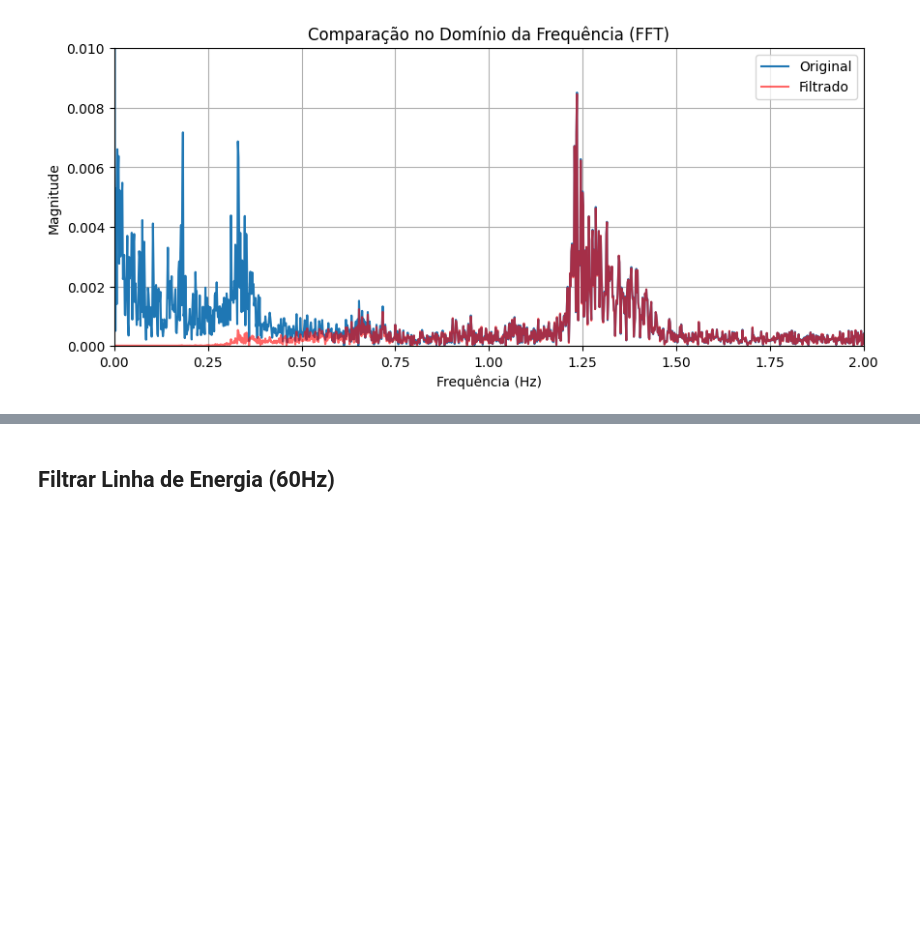
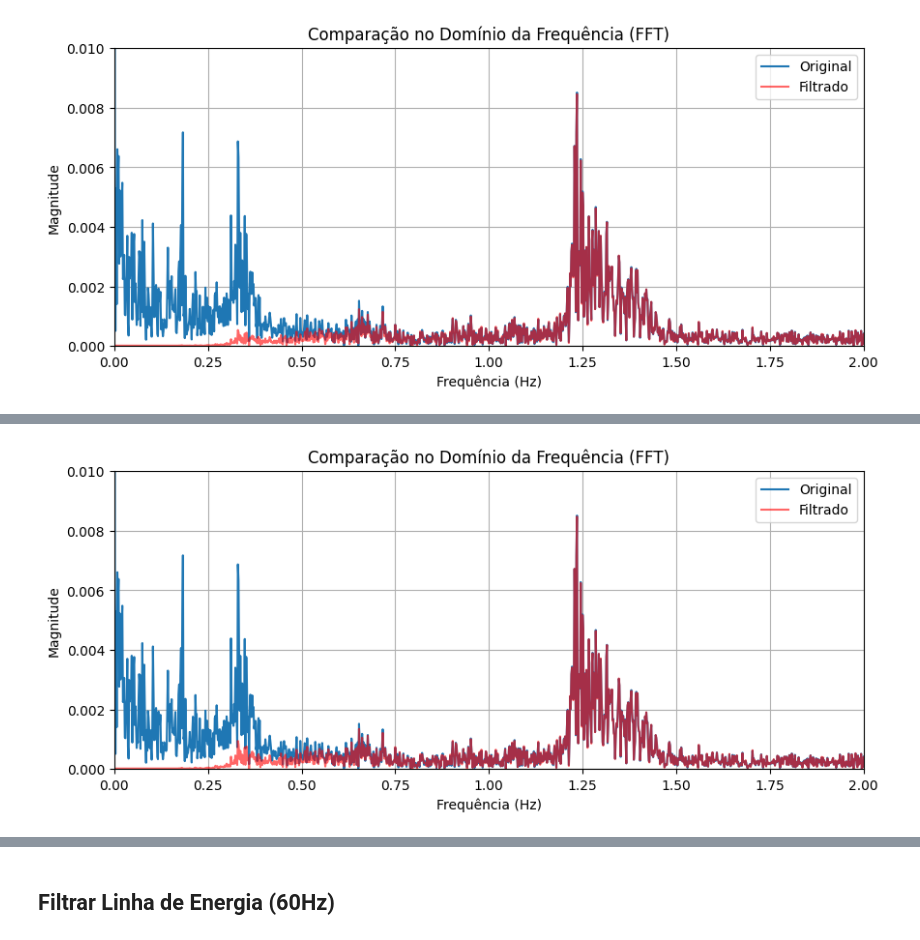
Before and after one commit to RenanCatini/ecg-arrhythmia-classification, a Jupyter notebook: notebooks/estudos_filtros_frequencia.ipynb, the cells around one changed output, grey strips where cells are left out. Drawn from its saved outputs; the diff is of its cells as text; code cells hidden in the pictures; blank space fills up the shorter version.

```diff
--- a/notebooks/estudos_filtros_frequencia.ipynb
+++ b/notebooks/estudos_filtros_frequencia.ipynb
@@ -191,0 +198,6 @@ plotar_fft(trecho_sinal, batimento_butterworth_final, 2)
+# %%
+batimento_butterworth_3 = butterworth_passa_alta(trecho_sinal, freq_corte=0.45, ordem=3)
+
+plotar_fft(trecho_sinal, batimento_butterworth_3, 2)
+# %% [output]
+[figure, added]
```
Also changed, not shown: parts of 6 cells of this notebook, 1 other file.
